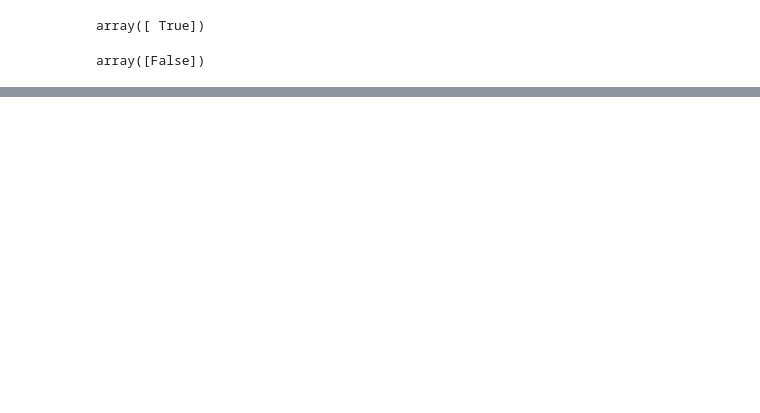
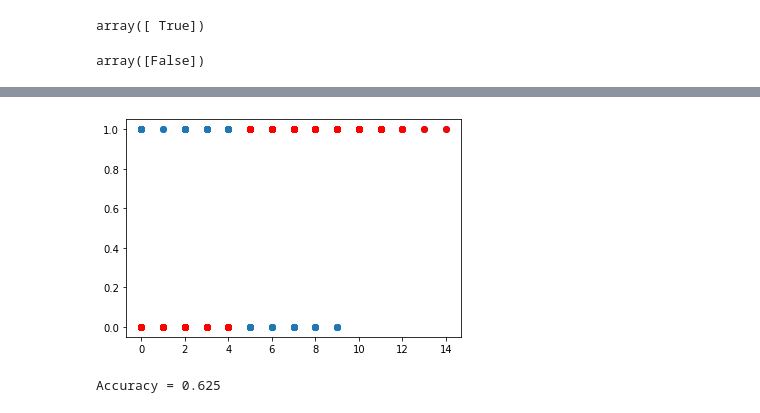
Before and after one commit to syedirfanx/revenue-forecasting, a Jupyter notebook: binary-classification.ipynb, the cells around one changed output, grey strips where cells are left out. Drawn from its saved outputs; the diff is of its cells as text; code cells hidden in the pictures; blank space fills up the shorter version.

```diff
--- a/binary-classification.ipynb
+++ b/binary-classification.ipynb
@@ -137,0 +183,18 @@ array([False])
+# %%
+# Training the Model
+b0, b1 = logistic_regression(X_train, y_train)# Making predictions and setting a threshold
+X_test_norm = normalize(X_test)
+y_pred = predict(X_test_norm, b0, b1)
+y_pred = [1 if p >= 0.5 else 0 for p in y_pred]
+# Plotting the data
+plt.scatter(X_test, y_test)
+plt.scatter(X_test, y_pred, c="red")
+plt.show()# Calculating the accuracy
+accuracy = 0
+for i in range(len(y_pred)):
+    if y_pred[i] == y_test.iloc[i]:
+        accuracy += 1
+print(f"Accuracy = {accuracy / len(y_pred)}")
+# %% [output]
+[figure, added]
+Accuracy = 0.625
```
Also changed, not shown: parts of 11 cells of this notebook.
